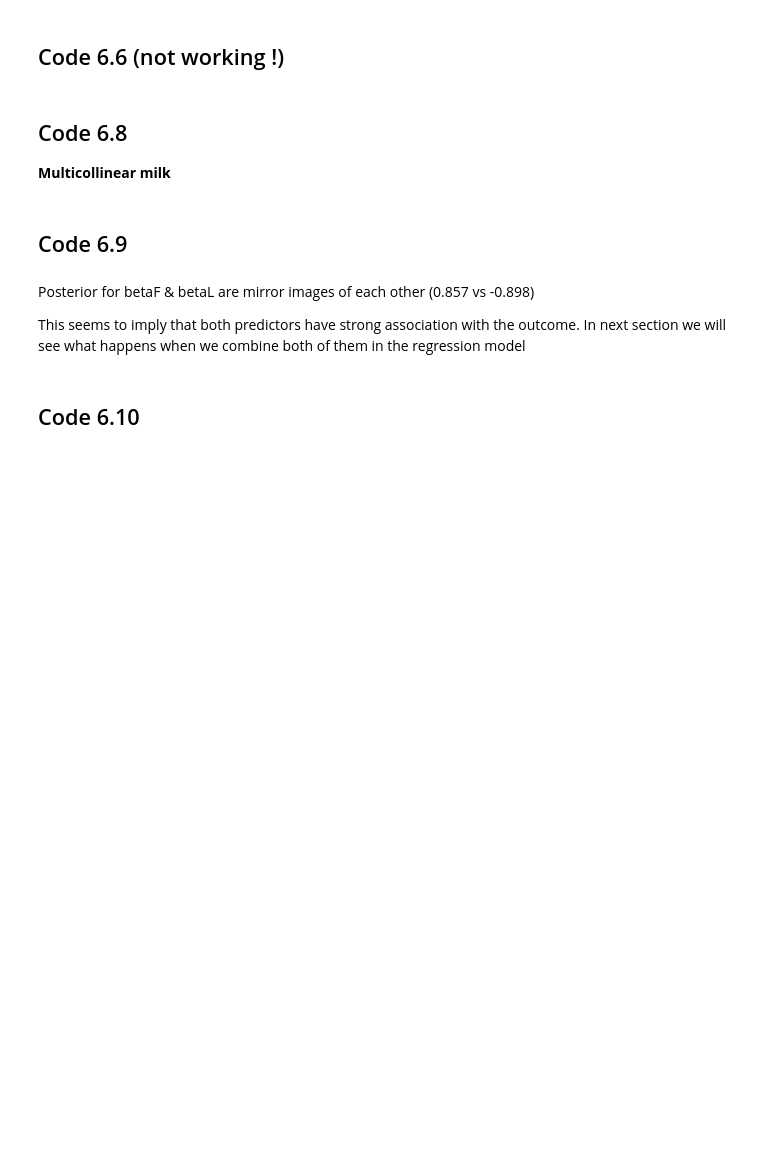
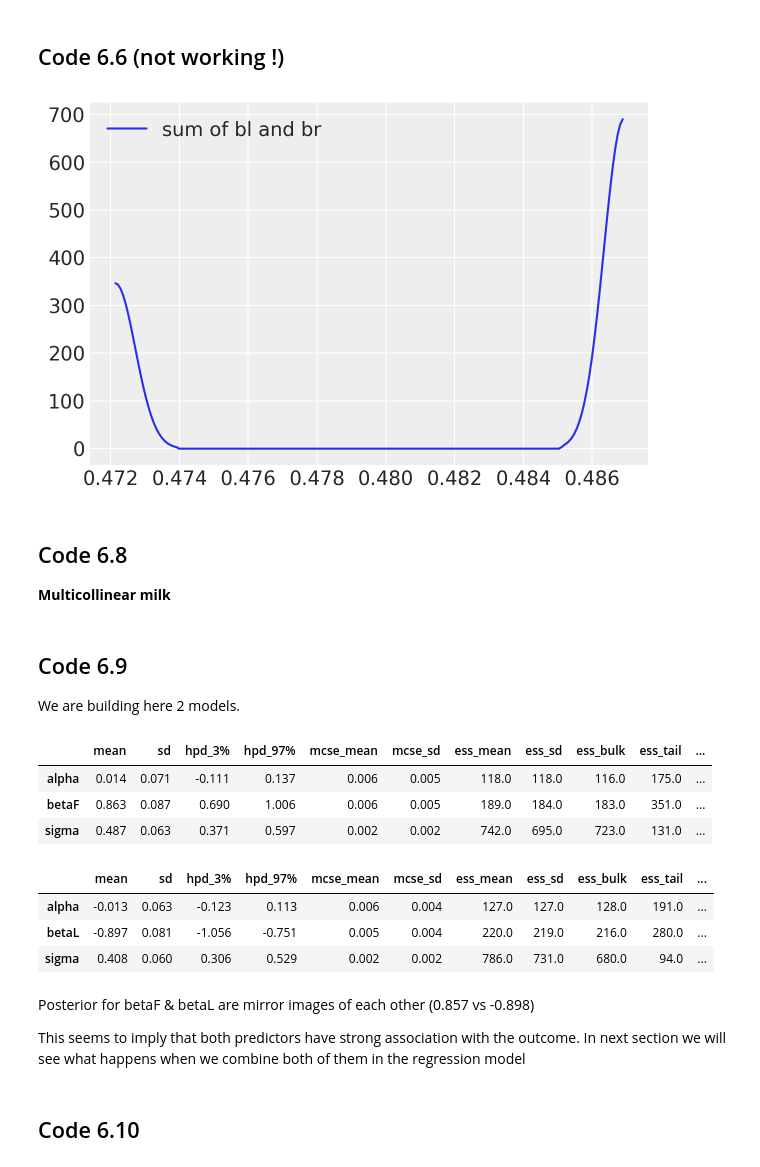
Before and after one commit to ksachdeva/rethinking-tensorflow-probability, a Jupyter notebook: notebooks/06_the_haunted_dag_and_the_causal_terror.ipynb, the cells around one changed output. Saved outputs shown, nothing was run; the diff lists cells and outputs as text; code cells hidden in the pictures; blank space fills up the shorter version.

```diff
--- a/notebooks/06_the_haunted_dag_and_the_causal_terror.ipynb
+++ b/notebooks/06_the_haunted_dag_and_the_causal_terror.ipynb
@@ -246,8 +355,10 @@ az.plot_pair(np_post, ["betaR", "betaL"], plot_kwargs={"alpha": 0.1});
 # %% [markdown]
 ## Code 6.6  (not working !)
 # %%
-sum_blbr = np_post["betaL"] + np_post["betaR"]
+sum_blbr = posterior_6_1["betaL"] + posterior_6_1["betaR"]
 az.plot_kde(sum_blbr, label="sum of bl and br");
+# %% [output]
+[figure, added]
 # %% [markdown]
 ## Code 6.8
 
@@ -260,4 +371,6 @@ d["F"] = d["perc.fat"].pipe(lambda x: (x - x.mean()) / x.std())
 d["L"] = d["perc.lactose"].pipe(lambda x: (x - x.mean()) / x.std())
 # %% [markdown]
 ## Code 6.9
+
+We are building here 2 models.
 # %%
@@ -320,3 +454,17 @@ print("="*20)
+# %%
+az.summary(trace_6_3)
+# %% [output]
+|  | mean | sd | hpd_3% | hpd_97% | mcse_mean | mcse_sd | ess_mean | ess_sd | ess_bulk | ess_tail | ... |
+| alpha | 0.014 | 0.071 | -0.111 | 0.137 | 0.006 | 0.005 | 118.0 | 118.0 | 116.0 | 175.0 | ... |
+| betaF | 0.863 | 0.087 | 0.690 | 1.006 | 0.006 | 0.005 | 189.0 | 184.0 | 183.0 | 351.0 | ... |
+| sigma | 0.487 | 0.063 | 0.371 | 0.597 | 0.002 | 0.002 | 742.0 | 695.0 | 723.0 | 131.0 | ... |
+# %%
+az.summary(trace_6_4)
+# %% [output]
+|  | mean | sd | hpd_3% | hpd_97% | mcse_mean | mcse_sd | ess_mean | ess_sd | ess_bulk | ess_tail | ... |
+| alpha | -0.013 | 0.063 | -0.123 | 0.113 | 0.006 | 0.004 | 127.0 | 127.0 | 128.0 | 191.0 | ... |
+| betaL | -0.897 | 0.081 | -1.056 | -0.751 | 0.005 | 0.004 | 220.0 | 219.0 | 216.0 | 280.0 | ... |
+| sigma | 0.408 | 0.060 | 0.306 | 0.529 | 0.002 | 0.002 | 786.0 | 731.0 | 680.0 | 94.0 | ... |
 # %% [markdown]
 Posterior for betaF & betaL are mirror images of each other (0.857 vs -0.898)
 
```
Also changed, not shown: parts of 20 cells of this notebook, 3 other files.
